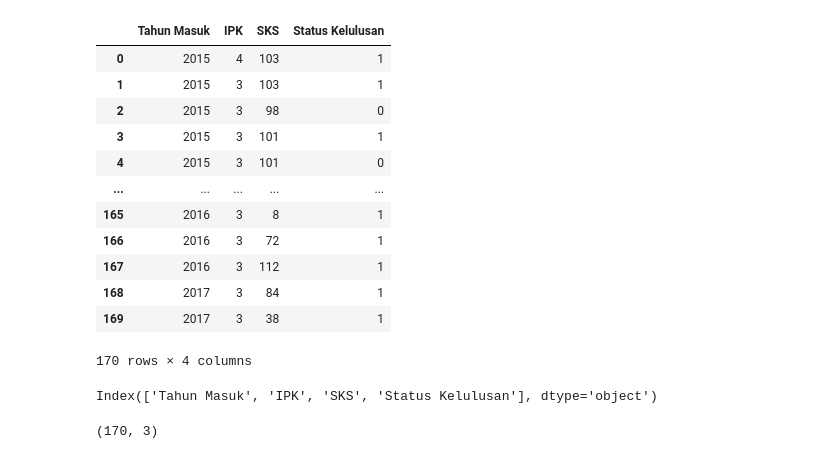
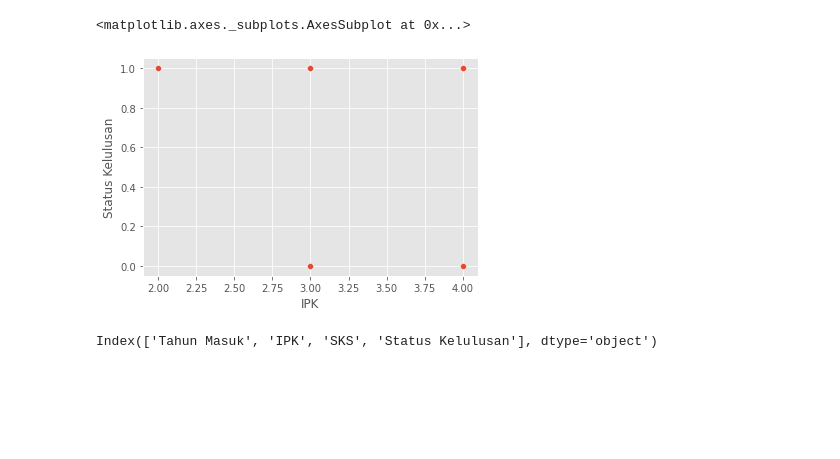
Before and after one commit to dimasw09/BelajarKoding, a Jupyter notebook: PrediksiKelulusan3.ipynb, the cells around one changed output. Drawn from its saved outputs; the diff is of its cells as text; code cells hidden in the pictures; blank space fills up the shorter version.

```diff
--- a/PrediksiKelulusan3.ipynb
+++ b/PrediksiKelulusan3.ipynb
@@ -3,28 +3,19 @@
 # %%
 import numpy as np
 import pandas as pd
 import tensorflow as tf
 import matplotlib.pyplot as plt
+import seaborn as sns
 
 
 dataset_url = ('https://raw.githubusercontent.com/dimasw09/BelajarKoding/main/Dataset1.csv')
 
 d = pd.read_csv(dataset_url)
-d.head(170)
+# d.head(170)
+sns.scatterplot(x=d['IPK'],y=d['Status Kelulusan'])
 # %% [output]
-|  | Tahun Masuk | IPK | SKS | Status Kelulusan |
-| 0 | 2015 | 4 | 103 | 1 |
-| 1 | 2015 | 3 | 103 | 1 |
-| 2 | 2015 | 3 | 98 | 0 |
-| 3 | 2015 | 3 | 101 | 1 |
-| 4 | 2015 | 3 | 101 | 0 |
-| ... | ... | ... | ... | ... |
-| 165 | 2016 | 3 | 8 | 1 |
-| 166 | 2016 | 3 | 72 | 1 |
-| 167 | 2016 | 3 | 112 | 1 |
-| 168 | 2017 | 3 | 84 | 1 |
-| 169 | 2017 | 3 | 38 | 1 |
-170 rows × 4 columns
+<matplotlib.axes._subplots.AxesSubplot at 0x...>
+[figure, added]
 # %%
 d.columns
 # %% [output]
@@ -32,9 +23,6 @@ Index(['Tahun Masuk', 'IPK', 'SKS', 'Status Kelulusan'], dtype='object')
 # %%
 x=d.iloc[:,0:-1]
 y=d.iloc[:,2].values
-print(x.shape)
-# %% [output]
-(170, 3)
 # %%
 #Import Module
 from sklearn.model_selection import train_test_split
```
Also changed, not shown: parts of 7 cells of this notebook.
